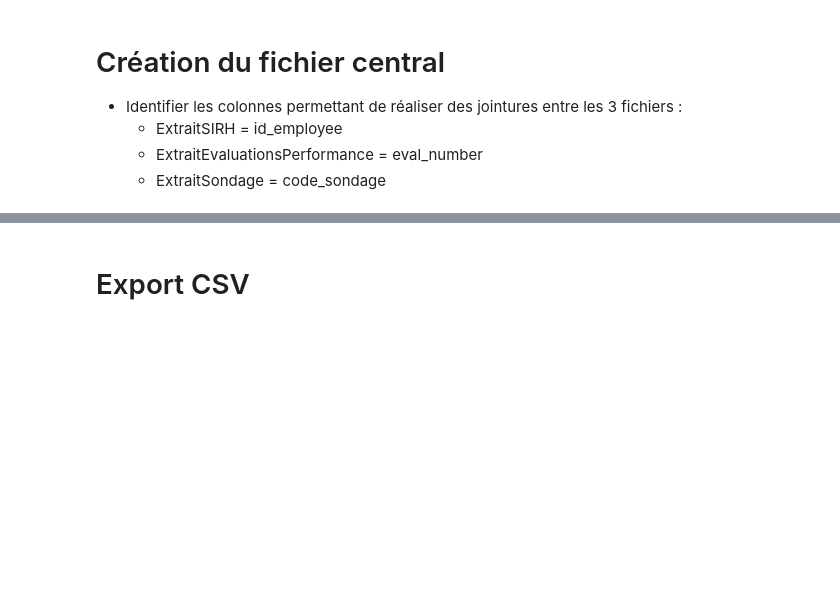
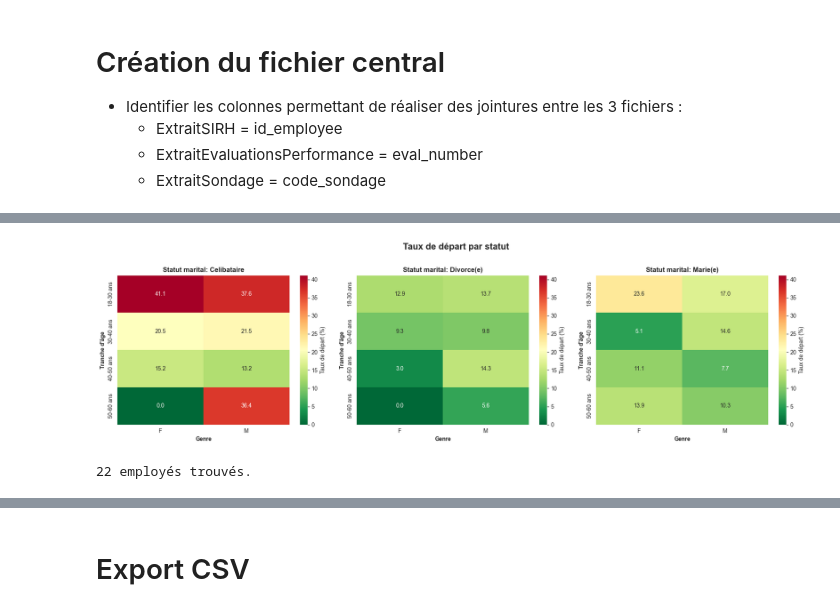
Before and after one commit to ticoraph/HRAnalytics, a Jupyter notebook: 1_Analyse_Exploratoire.ipynb, the cells around one changed output, grey strips where cells are left out. Saved outputs shown, nothing was run; the diff lists cells and outputs as text; code cells hidden in the pictures; blank space fills up the shorter version.

```diff
--- a/1_Analyse_Exploratoire.ipynb
+++ b/1_Analyse_Exploratoire.ipynb
@@ -310,0 +131,61 @@ dtype: int64
+# %%
+# Créer des tranches
+bins = [18, 30, 40, 50, 60]
+labels = ['18-30 ans', '30-40 ans', '40-50 ans', '50-60 ans']
+fc['tranche_age'] = pd.cut(fc['age'], bins=bins, labels=labels)
+
+# Convertir 'Oui'/'Non' en 1/0 si nécessaire
+if fc['a_quitte_l_entreprise'].dtype == 'object':
+    fc['a_quitte_l_entreprise_num'] = fc['a_quitte_l_entreprise'].map({'Oui': 1, 'Non': 0})
+else:
+    fc['a_quitte_l_entreprise_num'] = fc['a_quitte_l_entreprise']
+
+# Calculer le taux de départ par combinaison de variables
+taux_depart = fc.groupby(['tranche_age', 'genre', 'statut_marital'], observed=True).agg({
+    'a_quitte_l_entreprise_num': ['sum', 'count']
+})
+taux_depart.columns = ['departs', 'total']
+taux_depart['taux'] = (taux_depart['departs'] / taux_depart['total'] * 100).round(1)
+taux_depart = taux_depart.reset_index()
+
+# Créer un pivot pour la heatmap (exemple: Age x Genre, avec statut_marital en facettes)
+statuts = sorted(fc['statut_marital'].unique())
+fig, axes = plt.subplots(1, len(statuts), figsize=(18, 5))
+
+# Gérer le cas d'un seul statut
+if len(statuts) == 1:
+    axes = [axes]
+
+for i, statut in enumerate(statuts):
+    data_statut = taux_depart[taux_depart['statut_marital'] == statut]
+    pivot = data_statut.pivot(index='tranche_age', columns='genre', values='taux')
+
+    sns.heatmap(pivot, annot=True, fmt='.1f', cmap='RdYlGn_r',
+                ax=axes[i], cbar_kws={'label': 'Taux de départ (%)'},
+                vmin=0, vmax=taux_depart['taux'].max())
+
+    axes[i].set_title(f'Statut marital: {statut}', fontweight='bold', fontsize=12)
+    axes[i].set_xlabel('Genre', fontweight='bold')
+    axes[i].set_ylabel('Tranche d\'âge', fontweight='bold')
+
+plt.suptitle('Taux de départ par statut', fontweight='bold', fontsize=16, y=1.02)
+plt.tight_layout()
+plt.show()
+
+# Nettoyer
+fc.drop(['a_quitte_l_entreprise_num'], axis=1, inplace=True)
+
+
+subset = fc[
+    (fc['genre'] == 'M') &
+    (fc['tranche_age'] == '50-60 ans') &
+    (fc['statut_marital'] == 'Celibataire')
+]
+subset.head()
+print(f"{len(subset)} employés trouvés.")
+subset['a_quitte_l_entreprise'].value_counts(normalize=True) * 100
+
+fc.drop((['tranche_age']), axis=1, inplace=True)
+# %% [output]
+[figure, added]
+22 employés trouvés.
```
Also changed, not shown: parts of 28 cells of this notebook, 24 other files.
